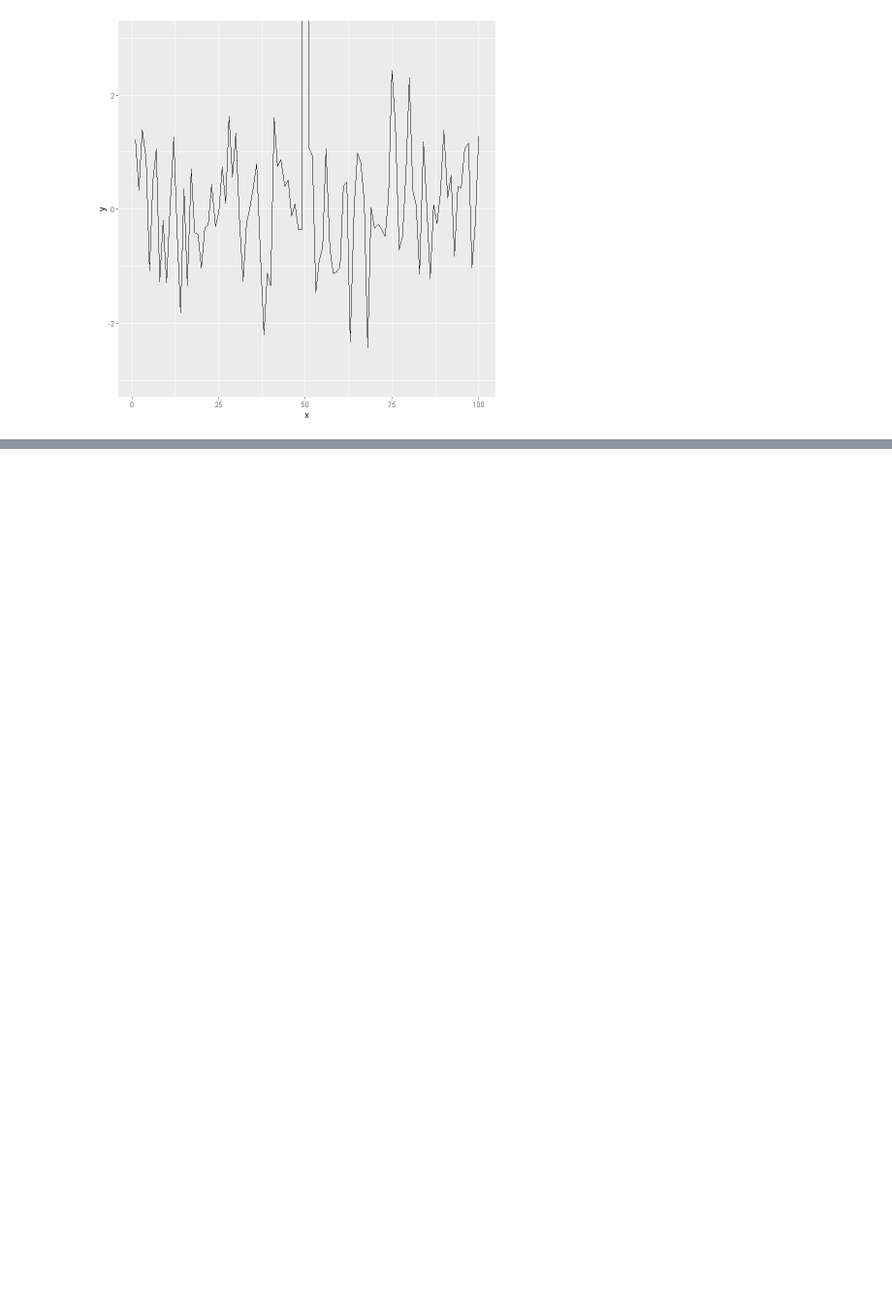
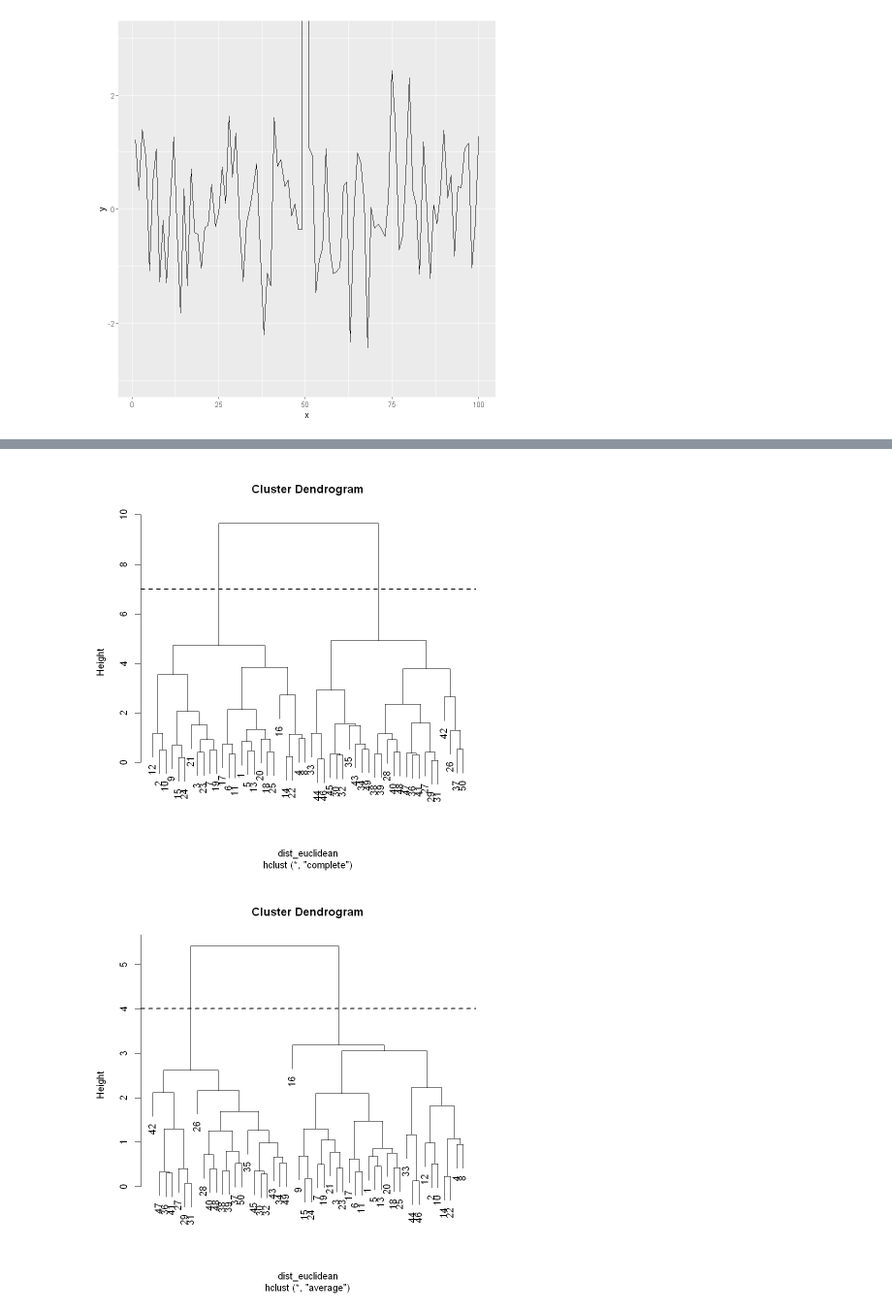
Before and after one commit to joebrillantes/dataviz-mentorship-2020, a Jupyter notebook: Exploratory Data Analysis Notes.ipynb, the cells around one changed output, grey strips where cells are left out. Shown at 97% size. Saved outputs shown, nothing was run; the diff lists cells and outputs as text; code cells hidden in the pictures; blank space fills up the shorter version.

```diff
--- a/Exploratory Data Analysis Notes.ipynb
+++ b/Exploratory Data Analysis Notes.ipynb
@@ -529,0 +614,11 @@ ggplot(testdat, aes(x = x, y = y)) + geom_line() + coord_cartesian(ylim = c(-3,
+# %%
+# Clustering using Complete and Average merging methods
+hClustering3 <- hclust(dist_euclidean, method = 'complete')
+hClustering4 <- hclust(dist_euclidean, method = 'average')
+plot(hClustering3)
+abline(h=7, lwd=2, lty=2)
+plot(hClustering4)
+abline(h=4, lwd=2, lty=2)
+# %% [output]
+[figure, added]
+[figure, added]
```
Also changed, not shown: parts of 30 cells of this notebook.
